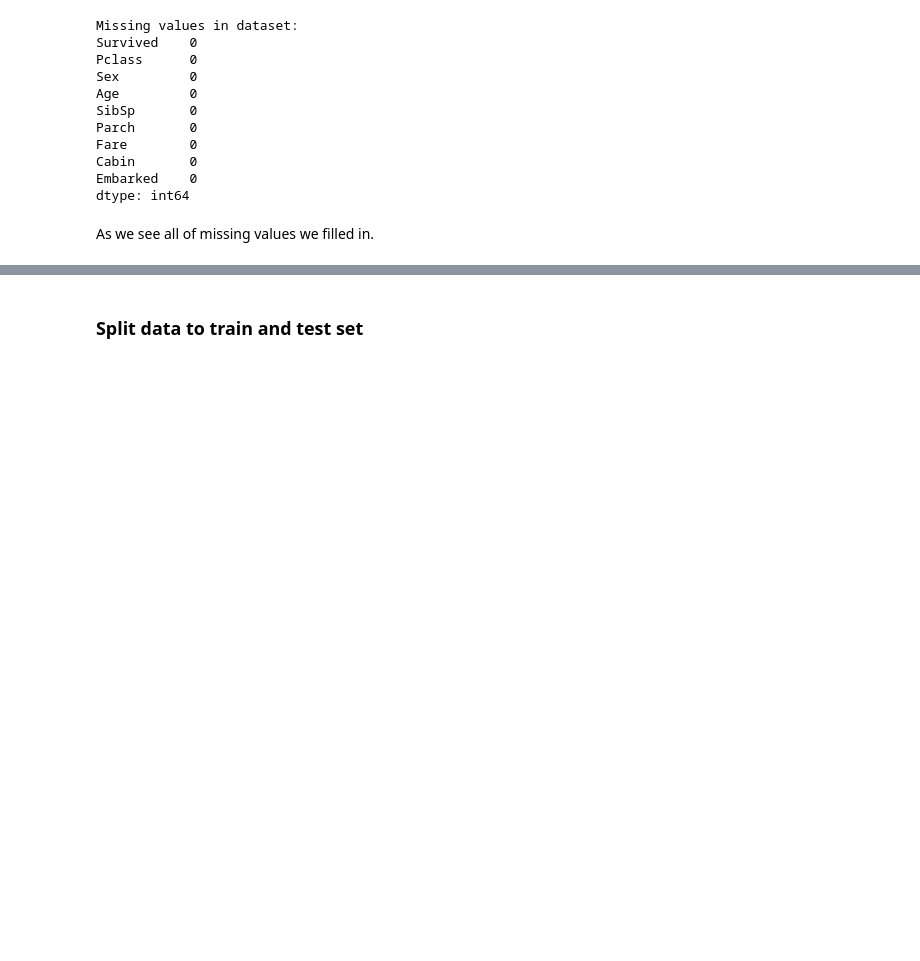
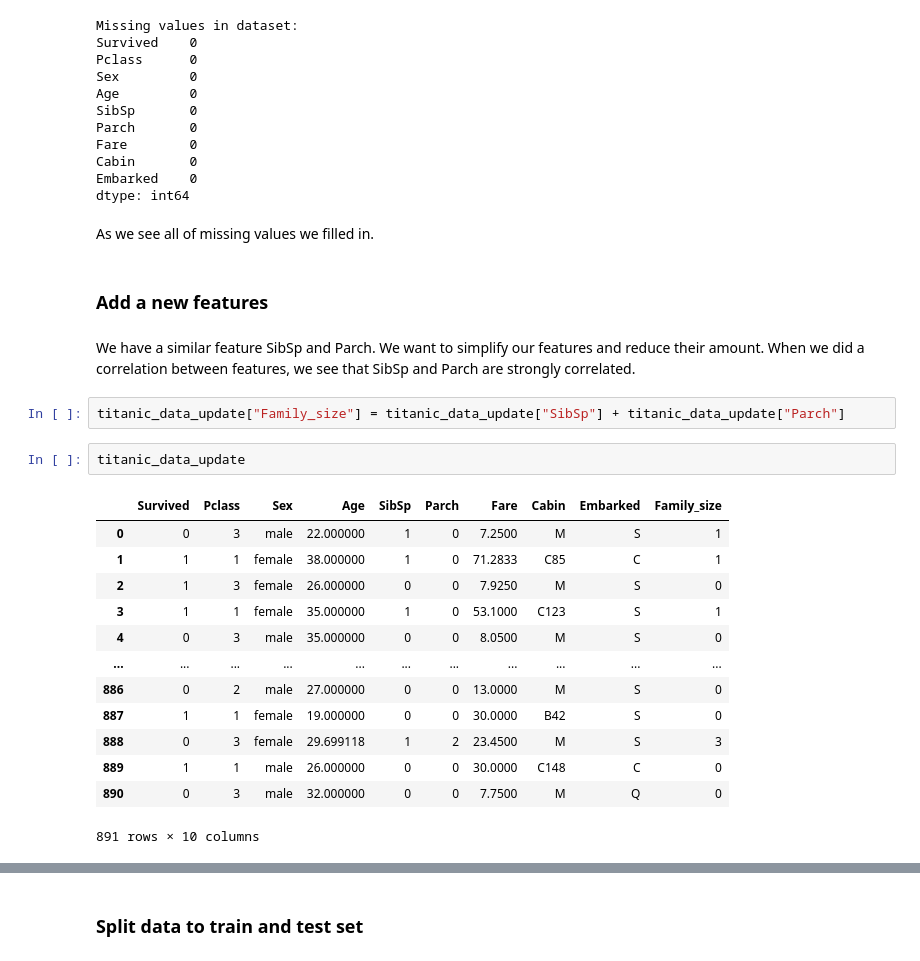
Before and after one commit to Softwareify/TitanicWebAI, a Jupyter notebook: ai/main.ipynb, the cells around one changed output, grey strips where cells are left out. Cells and saved outputs as stored; diff of their text form; blank space fills up the shorter version.

```diff
--- a/ai/main.ipynb
+++ b/ai/main.ipynb
@@ -170,3 +170,25 @@ Embarked    0
 dtype: int64
 # %% [markdown]
 As we see all of missing values we filled in.
+# %% [markdown]
+### Add a new features
+# %% [markdown]
+We have a similar feature SibSp and Parch. We want to simplify our features and reduce their amount. When we did a correlation between features, we see that SibSp and Parch are strongly correlated.
+# %%
+titanic_data_update["Family_size"] = titanic_data_update["SibSp"] + titanic_data_update["Parch"]
+# %%
+titanic_data_update
+# %% [output]
+|  | Survived | Pclass | Sex | Age | SibSp | Parch | Fare | Cabin | Embarked | Family_size |
+| 0 | 0 | 3 | male | 22.000000 | 1 | 0 | 7.2500 | M | S | 1 |
+| 1 | 1 | 1 | female | 38.000000 | 1 | 0 | 71.2833 | C85 | C | 1 |
+| 2 | 1 | 3 | female | 26.000000 | 0 | 0 | 7.9250 | M | S | 0 |
+| 3 | 1 | 1 | female | 35.000000 | 1 | 0 | 53.1000 | C123 | S | 1 |
+| 4 | 0 | 3 | male | 35.000000 | 0 | 0 | 8.0500 | M | S | 0 |
+| ... | ... | ... | ... | ... | ... | ... | ... | ... | ... | ... |
+| 886 | 0 | 2 | male | 27.000000 | 0 | 0 | 13.0000 | M | S | 0 |
+| 887 | 1 | 1 | female | 19.000000 | 0 | 0 | 30.0000 | B42 | S | 0 |
+| 888 | 0 | 3 | female | 29.699118 | 1 | 2 | 23.4500 | M | S | 3 |
+| 889 | 1 | 1 | male | 26.000000 | 0 | 0 | 30.0000 | C148 | C | 0 |
+| 890 | 0 | 3 | male | 32.000000 | 0 | 0 | 7.7500 | M | Q | 0 |
+891 rows × 10 columns
```
Also changed, not shown: parts of 7 cells of this notebook.
